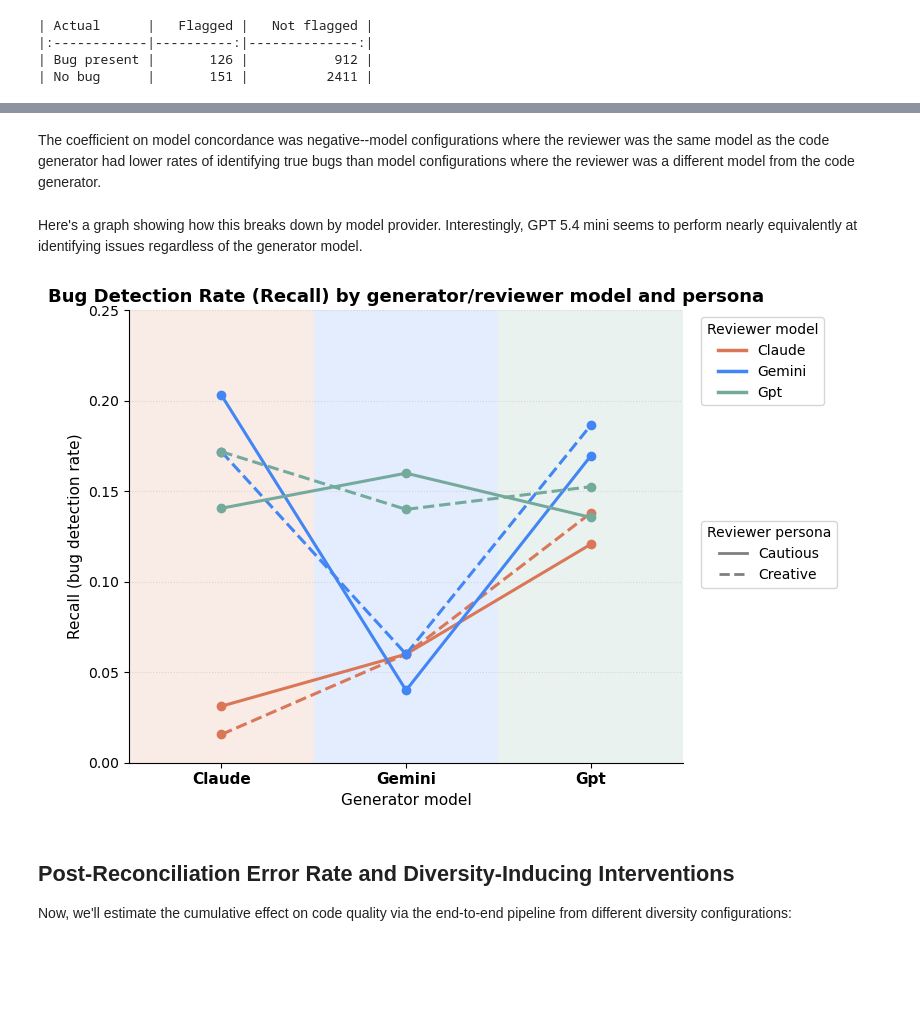
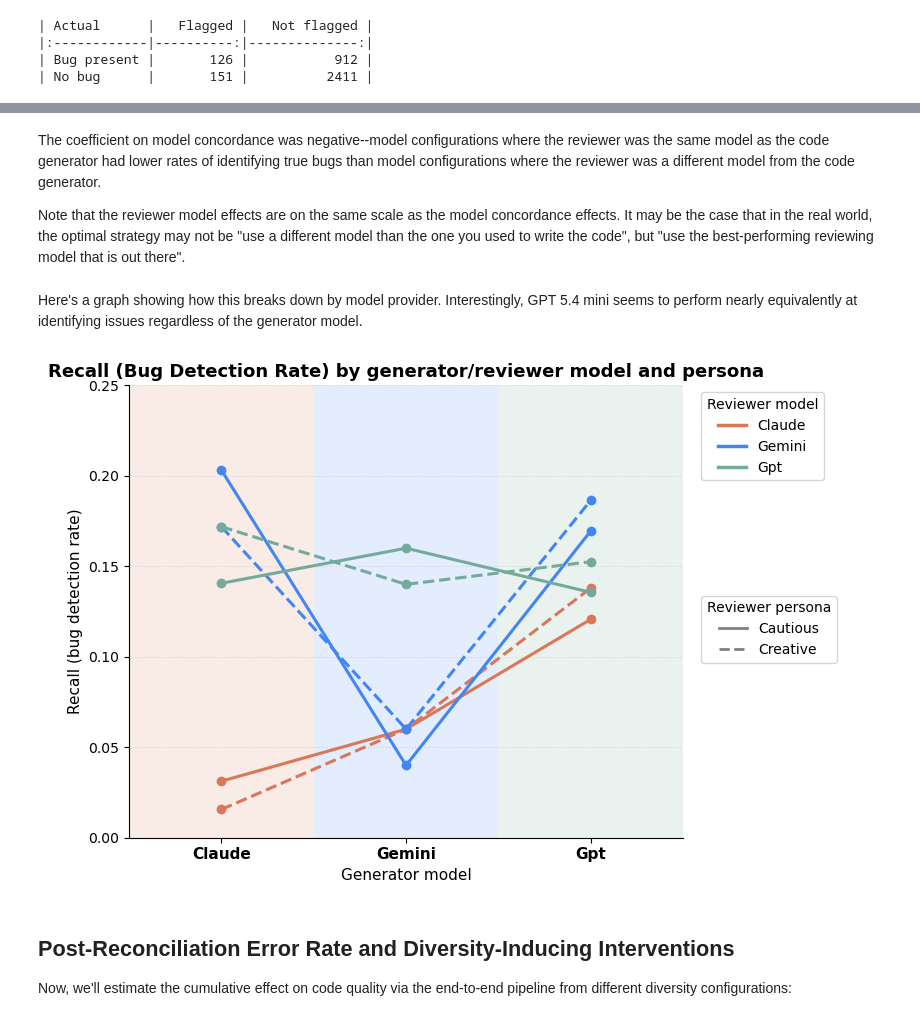
Before and after one commit to clementzach/blog_posts, a Jupyter notebook: code_reviewing_performance.ipynb, the cells around one changed output, grey strips where cells are left out. Cells and saved outputs as stored; diff of their text form; code cells hidden in the pictures; blank space fills up the shorter version.

```diff
--- a/code_reviewing_performance.ipynb
+++ b/code_reviewing_performance.ipynb
@@ -144,6 +144,8 @@ concordant                         -0.8298      0.212     -3.912      0.000
 ===================================================================================================
 # %% [markdown]
 The coefficient on model concordance was negative--model configurations where the reviewer was the same model as the code generator had lower rates of identifying true bugs than model configurations where the reviewer was a different model from the code generator.
+
+Note that the reviewer model effects are on the same scale as the model concordance effects. It may be the case that in the real world, the optimal strategy may not be "use a different model than the one you used to write the code", but "use the best-performing reviewing model that is out there".
 # %% [markdown]
 Here's a graph showing how this breaks down by model provider. Interestingly, GPT 5.4 mini seems to perform nearly equivalently at identifying issues regardless of the generator model.
 # %%
@@ -206,35 +208,35 @@ for reviewer in models:
             color=BRAND_COLORS[reviewer],
             linestyle=ls,
             marker='o',
             markersize=6,
             linewidth=2.2,
             zorder=3,
         )
 
 ax.set_xticks(list(x_pos.values()))
 ax.set_xticklabels([m.capitalize() for m in models], fontsize=11, fontweight='bold')
 ax.set_xlim(-0.5, len(models) - 0.5)
 ax.set_ylim(0, 0.25)
 ax.set_ylabel('Recall (bug detection rate)', fontsize=11)
 ax.set_xlabel('Generator model', fontsize=11)
-ax.set_title('Bug Detection Rate (Recall) by generator/reviewer model and persona', fontsize=13, fontweight='bold')
+ax.set_title('Recall (Bug Detection Rate) by generator/reviewer model and persona', fontsize=13, fontweight='bold')
 
 # --- Two separate legends: color = reviewer model, linestyle = persona ---
 model_handles = [Line2D([0], [0], color=BRAND_COLORS[m], lw=2.5, label=m.capitalize()) for m in models]
 persona_handles = [Line2D([0], [0], color='gray', lw=2, linestyle=ls, label=p) for p, ls in PERSONA_STYLES.items()]
 
 legend1 = ax.legend(handles=model_handles, title='Reviewer model', loc='upper left', bbox_to_anchor=(1.02, 1))
 ax.legend(handles=persona_handles, title='Reviewer persona', loc='upper left', bbox_to_anchor=(1.02, 0.55))
 ax.add_artist(legend1)
 
 ax.grid(axis='y', linestyle=':', alpha=0.4, zorder=1)
 ax.spines[['top', 'right']].set_visible(False)
 
 plt.tight_layout()
 plt.savefig('recall_by_model_persona.png', dpi=200, bbox_inches='tight')
 plt.show()
 # %% [output]
-[figure, old version]
+[figure, new version]
 # %% [markdown]
 ## Post-Reconciliation Error Rate and Diversity-Inducing Interventions
 
```
Also changed, not shown: parts of 6 cells of this notebook.
